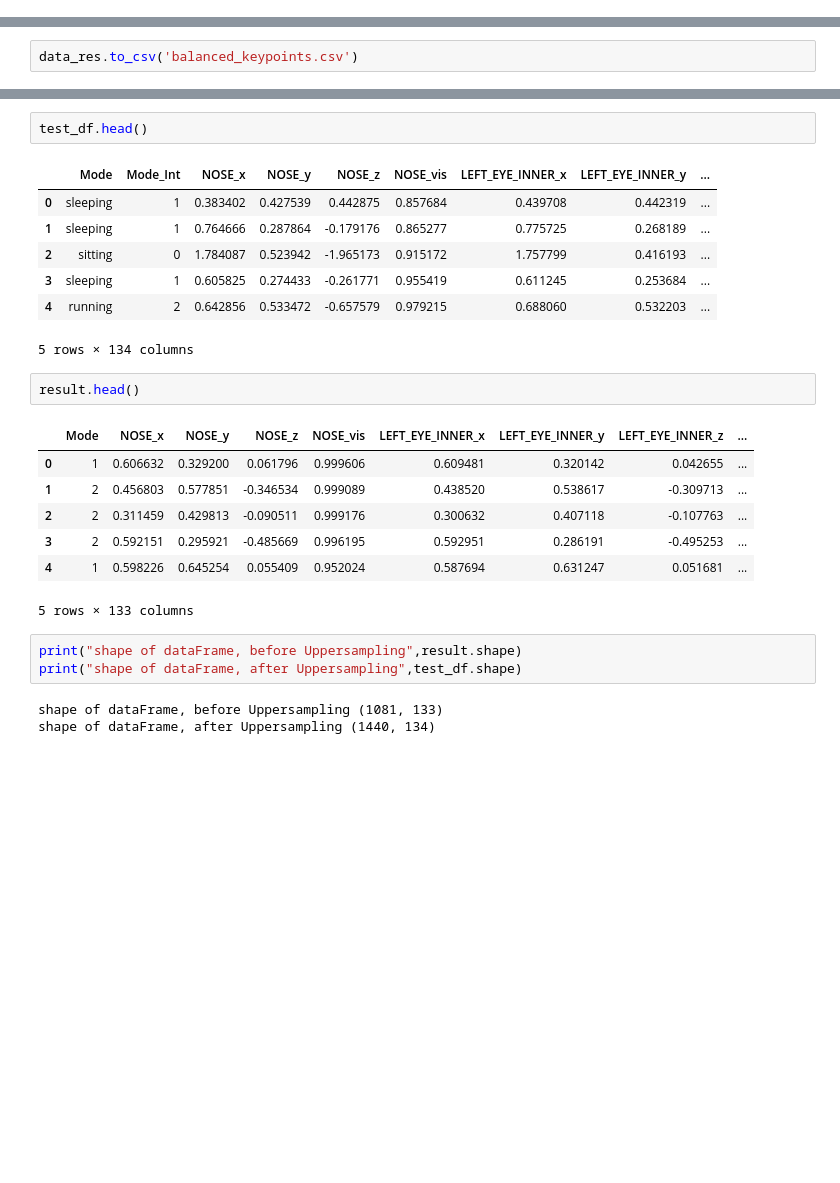
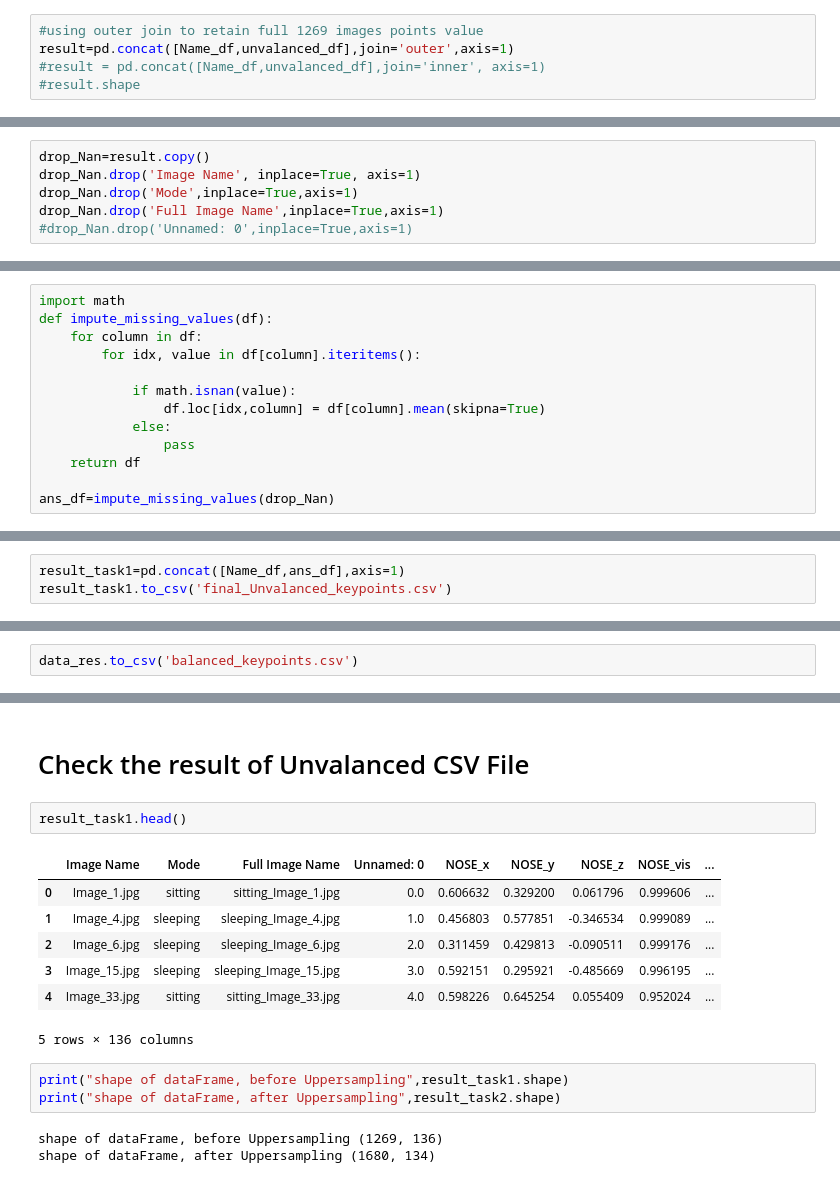
Before and after one commit to RahimUddin43/test, a Jupyter notebook: ml-intern-assignment-final.ipynb, the cells around one changed output, grey strips where cells are left out. Saved outputs shown, nothing was run; the diff lists cells and outputs as text; blank space fills up the shorter version.

Commit message:
Before Final Check

```diff
--- a/ml-intern-assignment-final.ipynb
+++ b/ml-intern-assignment-final.ipynb
@@ -196,0 +196,5 @@ result.head()
+# %%
+#using outer join to retain full 1269 images points value
+result=pd.concat([Name_df,unvalanced_df],join='outer',axis=1)
+#result = pd.concat([Name_df,unvalanced_df],join='inner', axis=1)
+#result.shape
@@ -196,0 +207,6 @@ result.head()
+# %%
+drop_Nan=result.copy()
+drop_Nan.drop('Image Name', inplace=True, axis=1)
+drop_Nan.drop('Mode',inplace=True,axis=1)
+drop_Nan.drop('Full Image Name',inplace=True,axis=1)
+#drop_Nan.drop('Unnamed: 0',inplace=True,axis=1)
@@ -196,0 +215,13 @@ result.head()
+# %%
+import math
+def impute_missing_values(df):
+    for column in df:
+        for idx, value in df[column].iteritems():
+
+            if math.isnan(value):
+                df.loc[idx,column] = df[column].mean(skipna=True)
+            else:
+                pass
+    return df
+
+ans_df=impute_missing_values(drop_Nan)
@@ -196,0 +230,3 @@ result.head()
+# %%
+result_task1=pd.concat([Name_df,ans_df],axis=1)
+result_task1.to_csv('final_Unvalanced_keypoints.csv')
@@ -372,26 +447,18 @@ X=test_df.drop('Unnamed: 0', inplace=True, axis=1)
+# %% [markdown]
+# Check the result of Unvalanced CSV File
 # %%
-test_df.head()
+result_task1.head()
 # %% [output]
-|  | Mode | Mode_Int | NOSE_x | NOSE_y | NOSE_z | NOSE_vis | LEFT_EYE_INNER_x | LEFT_EYE_INNER_y | ... |
-| 0 | sleeping | 1 | 0.383402 | 0.427539 | 0.442875 | 0.857684 | 0.439708 | 0.442319 | ... |
-| 1 | sleeping | 1 | 0.764666 | 0.287864 | -0.179176 | 0.865277 | 0.775725 | 0.268189 | ... |
-| 2 | sitting | 0 | 1.784087 | 0.523942 | -1.965173 | 0.915172 | 1.757799 | 0.416193 | ... |
-| 3 | sleeping | 1 | 0.605825 | 0.274433 | -0.261771 | 0.955419 | 0.611245 | 0.253684 | ... |
-| 4 | running | 2 | 0.642856 | 0.533472 | -0.657579 | 0.979215 | 0.688060 | 0.532203 | ... |
+|  | Image Name | Mode | Full Image Name | Unnamed: 0 | NOSE_x | NOSE_y | NOSE_z | NOSE_vis | ... |
+| 0 | Image_1.jpg | sitting | sitting_Image_1.jpg | 0.0 | 0.606632 | 0.329200 | 0.061796 | 0.999606 | ... |
+| 1 | Image_4.jpg | sleeping | sleeping_Image_4.jpg | 1.0 | 0.456803 | 0.577851 | -0.346534 | 0.999089 | ... |
+| 2 | Image_6.jpg | sleeping | sleeping_Image_6.jpg | 2.0 | 0.311459 | 0.429813 | -0.090511 | 0.999176 | ... |
+| 3 | Image_15.jpg | sleeping | sleeping_Image_15.jpg | 3.0 | 0.592151 | 0.295921 | -0.485669 | 0.996195 | ... |
+| 4 | Image_33.jpg | sitting | sitting_Image_33.jpg | 4.0 | 0.598226 | 0.645254 | 0.055409 | 0.952024 | ... |
-5 rows × 134 columns
+5 rows × 136 columns
-# %%
-result.head()
-# %% [output]
-|  | Mode | NOSE_x | NOSE_y | NOSE_z | NOSE_vis | LEFT_EYE_INNER_x | LEFT_EYE_INNER_y | LEFT_EYE_INNER_z | ... |
-| 0 | 1 | 0.606632 | 0.329200 | 0.061796 | 0.999606 | 0.609481 | 0.320142 | 0.042655 | ... |
-| 1 | 2 | 0.456803 | 0.577851 | -0.346534 | 0.999089 | 0.438520 | 0.538617 | -0.309713 | ... |
-| 2 | 2 | 0.311459 | 0.429813 | -0.090511 | 0.999176 | 0.300632 | 0.407118 | -0.107763 | ... |
-| 3 | 2 | 0.592151 | 0.295921 | -0.485669 | 0.996195 | 0.592951 | 0.286191 | -0.495253 | ... |
-| 4 | 1 | 0.598226 | 0.645254 | 0.055409 | 0.952024 | 0.587694 | 0.631247 | 0.051681 | ... |
-5 rows × 133 columns
 # %%
-print("shape of dataFrame, before Uppersampling",result.shape)
-print("shape of dataFrame, after Uppersampling",test_df.shape)
+print("shape of dataFrame, before Uppersampling",result_task1.shape)
+print("shape of dataFrame, after Uppersampling",result_task2.shape)
 # %% [output]
-shape of dataFrame, before Uppersampling (1081, 133)
-shape of dataFrame, after Uppersampling (1440, 134)
+shape of dataFrame, before Uppersampling (1269, 136)
+shape of dataFrame, after Uppersampling (1680, 134)
```
Also changed, not shown: parts of 37 cells of this notebook.
